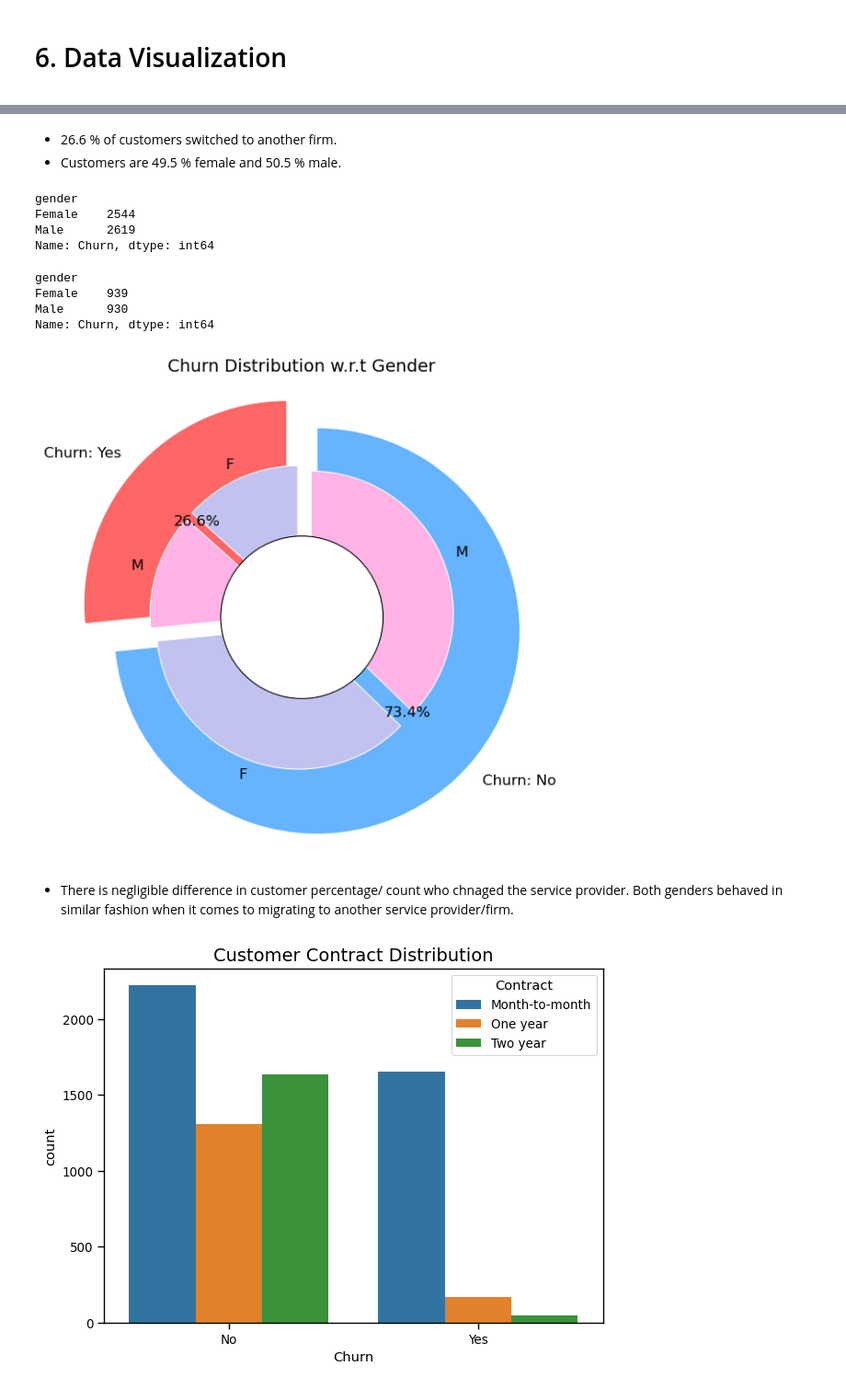
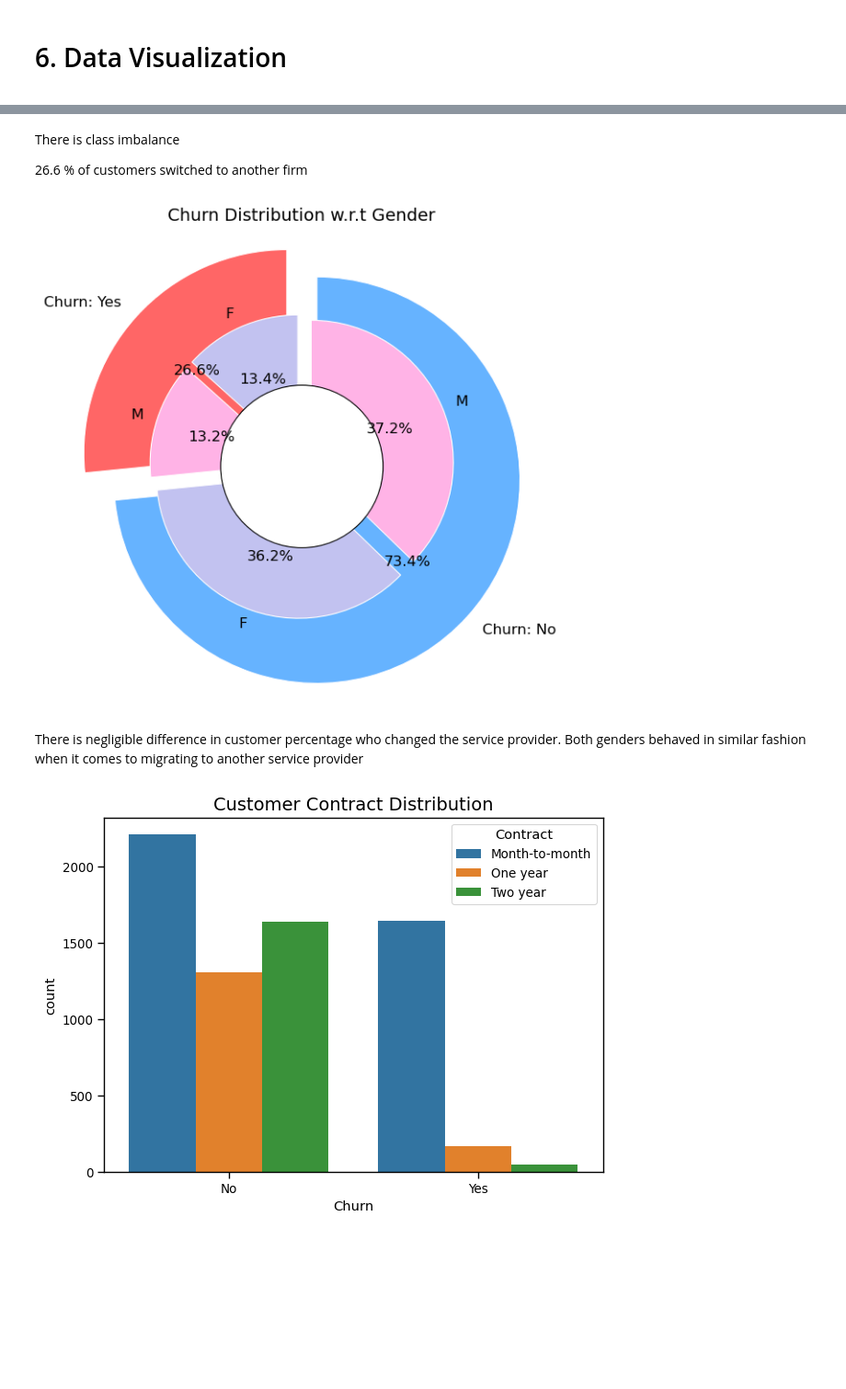
Before and after one commit to suchi-ta/Customer_churn_pred, a Jupyter notebook: Churn_prediction.ipynb, the cells around one changed output, grey strips where cells are left out. Shown at 92% size. Cells and saved outputs as stored; diff of their text form; code cells hidden in the pictures; blank space fills up the shorter version.

```diff
--- a/Churn_prediction.ipynb
+++ b/Churn_prediction.ipynb
@@ -322,60 +349,40 @@ plt.show()
 # %% [markdown]
-* 26.6 % of customers switched to another firm.
-* Customers are 49.5 % female and 50.5 % male.
+There is class imbalance
+
+ 26.6 % of customers switched to another firm
-# %%
-df["Churn"][df["Churn"]=="No"].groupby(by=df["gender"]).count()
-# %% [output]
-gender
-Female    2544
-Male      2619
-Name: Churn, dtype: int64
-# %%
-df["Churn"][df["Churn"]=="Yes"].groupby(by=df["gender"]).count()
-# %% [output]
-gender
-Female    939
-Male      930
-Name: Churn, dtype: int64
 # %%
-
-
-# Data for outer pie chart (Churn distribution)
+# Outer pie chart (Churn Distribution)
 labels = ["Churn: Yes", "Churn: No"]
 values = [1869, 5163]
 colors = ['#ff6666', '#66b3ff']
-explode = (0.1, 0.1)  # Slight explosion for better visibility
+explode = (0.1, 0.1)
 
-# Data for inner pie chart (Gender-wise Churn distribution)
+#Gender-wise Churn distribution
 labels_gender = ["F", "M", "F", "M"]
 sizes_gender = [939, 930, 2544, 2619]
 colors_gender = ['#c2c2f0', '#ffb3e6', '#c2c2f0', '#ffb3e6']
 explode_gender = (0.05, 0.05, 0.05, 0.05)
 
-# Create figure
 fig, ax = plt.subplots(figsize=(7, 7))
 
-# Outer pie chart (Churn Distribution)
+# Outer pie
 ax.pie(values, labels=labels, autopct='%1.1f%%', colors=colors, explode=explode,
        startangle=90, textprops={'fontsize': 12}, wedgeprops={'edgecolor': 'white'})
-
-# Inner pie chart (Gender-wise Churn Distribution)
-ax.pie(sizes_gender, labels=labels_gender, colors=colors_gender, explode=explode_gender,
+# Inner pie
+ax.pie(sizes_gender, labels=labels_gender, colors=colors_gender, explode=explode_gender, autopct='%1.1f%%',
        startangle=90, radius=0.7, textprops={'fontsize': 12}, wedgeprops={'edgecolor': 'white'})
 
-# Draw a center circle to create a donut effect
 centre_circle = plt.Circle((0, 0), 0.4, fc='white', edgecolor='black')
 ax.add_artist(centre_circle)
 
-# Title
 plt.title('Churn Distribution w.r.t Gender', fontsize=14)
 
-# Equal aspect ratio to ensure the pie is circular
 plt.axis('equal')
 plt.show()
 # %% [output]
-[figure, old version]
+[figure, new version]
 # %% [markdown]
-* There is negligible difference in customer percentage/ count who chnaged the service provider. Both genders behaved in similar fashion when it comes to migrating to another service provider/firm.
+ There is negligible difference in customer percentage who changed the service provider. Both genders behaved in similar fashion when it comes to migrating to another service provider
 # %%
 
 # Create the grouped bar plot
```
Also changed, not shown: parts of 70 cells of this notebook, 1 other file.
